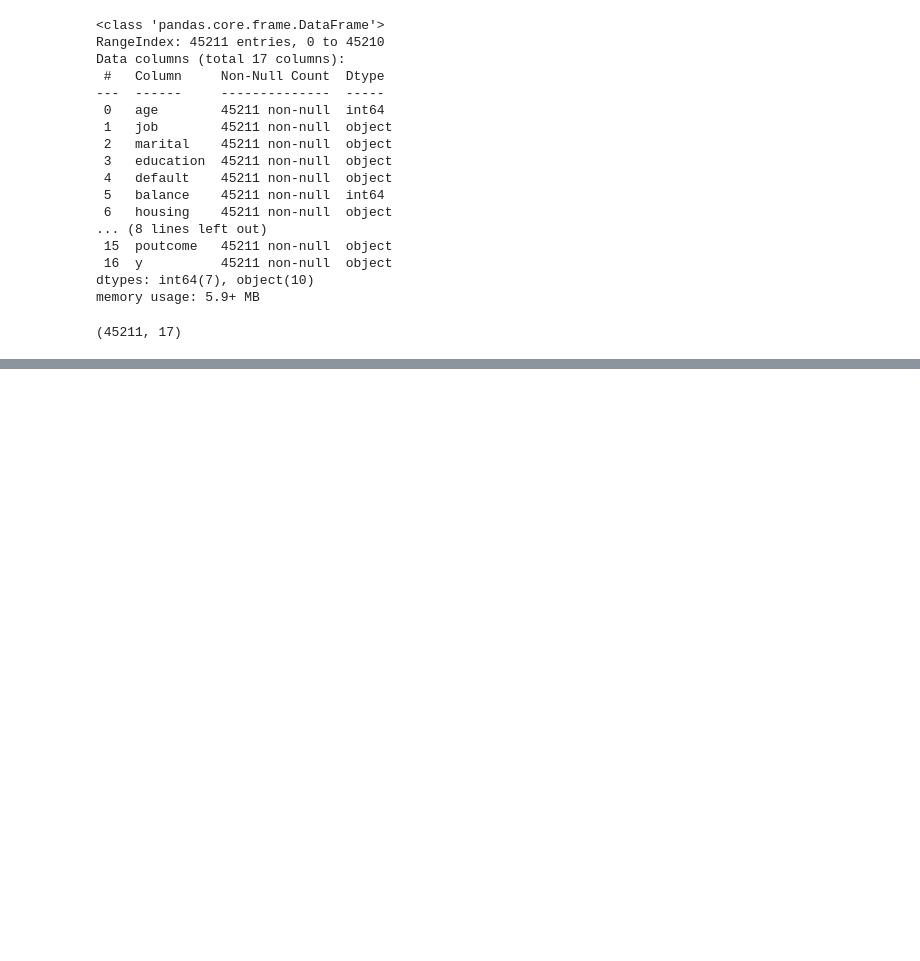
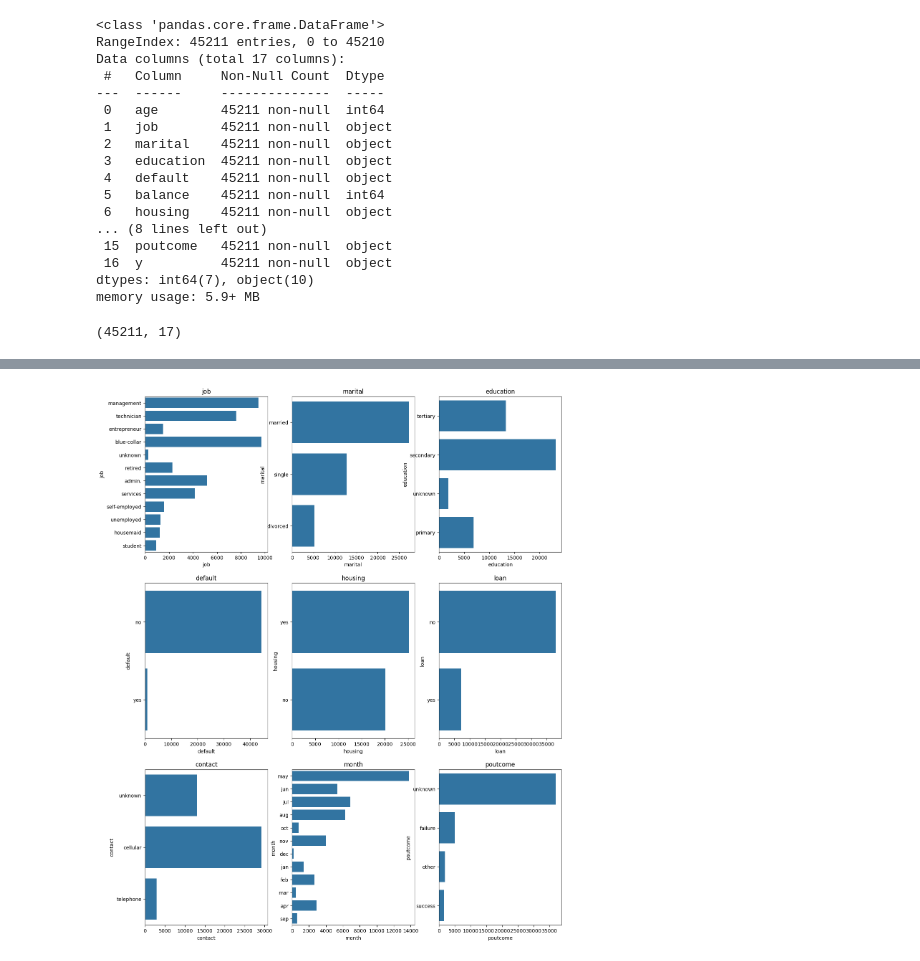
Before and after one commit to ethanchristoff/CM2604_CW, a Jupyter notebook: CM2604_CW_20221812_2331419.ipynb, the cells around one changed output, grey strips where cells are left out. Drawn from its saved outputs; the diff is of its cells as text; code cells hidden in the pictures; blank space fills up the shorter version.

Commit message:
Committed multiple changes
- Completed the exploratory data analysis segment

```diff
--- a/CM2604_CW_20221812_2331419.ipynb
+++ b/CM2604_CW_20221812_2331419.ipynb
@@ -107,0 +141,6 @@ else:
+# %%
+categorical_features = [feature for feature in bank_full.columns if bank_full[feature].dtype != 'int64' and feature != 'y']
+
+for i in categorical_features:
+    print(f"The feature is '{i}' whereas the number of values for the feature is: {len(bank_full[i].unique())}")
+print(f"There are {len(categorical_features)} categorical features")
@@ -107,0 +169,12 @@ else:
+# %%
+plt.figure(figsize=(15,80), facecolor='white')
+plotnumber = 1
+for categorical_feature in categorical_features:
+    ax = plt.subplot(12,3,plotnumber)
+    sns.countplot(y=categorical_feature,data=bank_full)
+    plt.xlabel(categorical_feature)
+    plt.title(categorical_feature)
+    plotnumber+=1
+plt.show()
+# %% [output]
+[figure, added]
```
Also changed, not shown: parts of 38 cells of this notebook.
